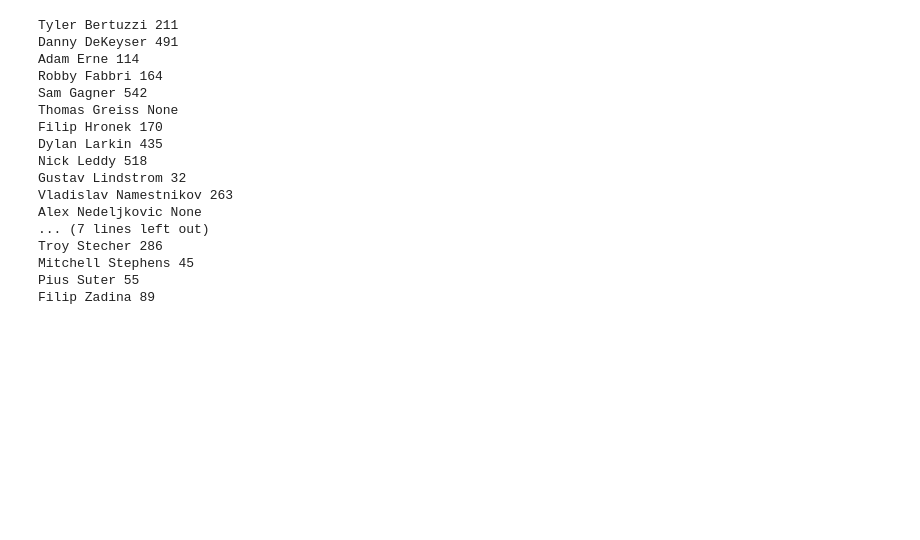
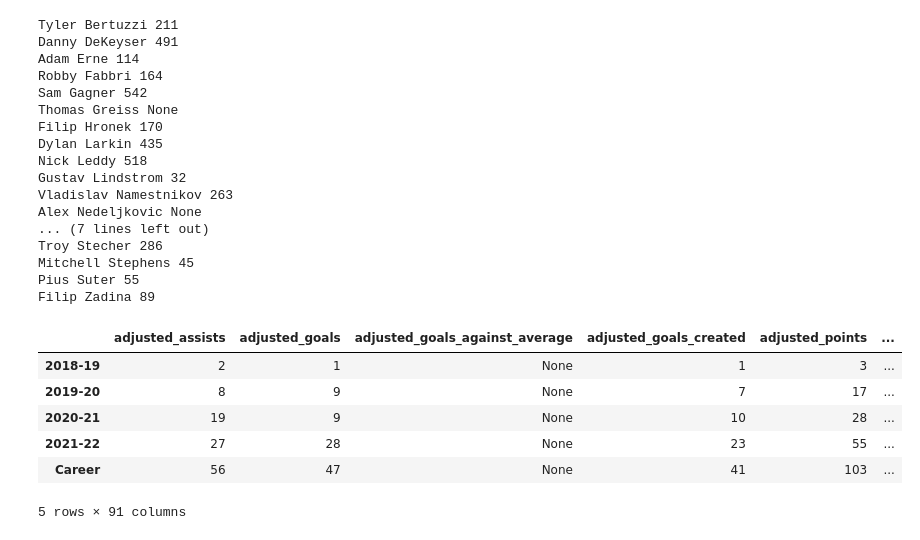
Before and after one commit to sbull32/team_cautious_waffle, a Jupyter notebook: Initial.ipynb, the cells around one changed output. Saved outputs shown, nothing was run; the diff lists cells and outputs as text; code cells hidden in the pictures; blank space fills up the shorter version.

```diff
--- a/Initial.ipynb
+++ b/Initial.ipynb
@@ -172,8 +193,0 @@ print(dir(game_data.home_players[0]))
-# %%
-home_df_dal = game_data_dal.home_players[0].dataframe
-for player in game_data_dal.home_players[1:]:
-    home_df_dal = pd.concat([home_df_dal, player.dataframe], axis = 0)
-home_df_dal['name'] = [x.name for x in game_data_dal.home_players]
-home_df_dal.set_index('name', inplace = True)
-home_df_dal.dropna()
-home_df_dal
@@ -200,18 +194,3 @@ home_df_dal
-# %%
-from sportsipy.nfl.roster import Roster
-
-dallas = Roster('DAL')
-
-for player in dallas.players:
-    print(player.name)
-# %%
-from sportsipy.nfl.roster import Roster
-
-saints = Roster('NOR')
-for player in saints.players:
-    # Prints the name of all players who played for the New Orleans Saints
-    # in the most recent season.
-    print(player.name)
 # %%
 from sportsipy.nfl.schedule import Schedule
 
@@ -261,3 +259,15 @@ Troy Stecher 286
 Mitchell Stephens 45
 Pius Suter 55
 Filip Zadina 89
+# %%
+from sportsipy.nfl.roster import Roster
+player_df = player.dataframe
+player_df
+# %% [output]
+|  | adjusted_assists | adjusted_goals | adjusted_goals_against_average | adjusted_goals_created | adjusted_points | ... |
+| 2018-19 | 2 | 1 | None | 1 | 3 | ... |
+| 2019-20 | 8 | 9 | None | 7 | 17 | ... |
+| 2020-21 | 19 | 9 | None | 10 | 28 | ... |
+| 2021-22 | 27 | 28 | None | 23 | 55 | ... |
+| Career | 56 | 47 | None | 41 | 103 | ... |
+5 rows × 91 columns
```
Also changed, not shown: parts of 22 cells of this notebook, 4 other files.
